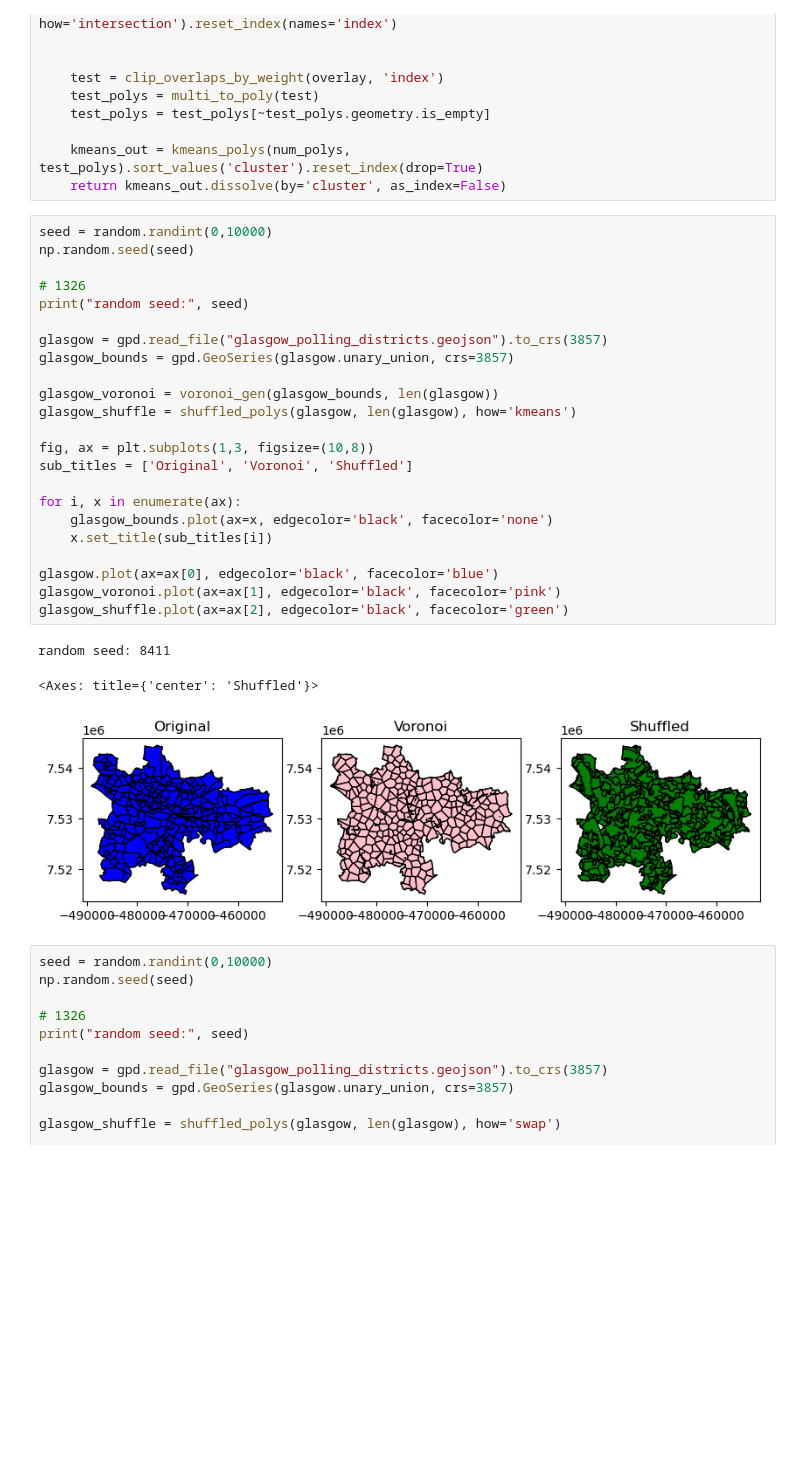
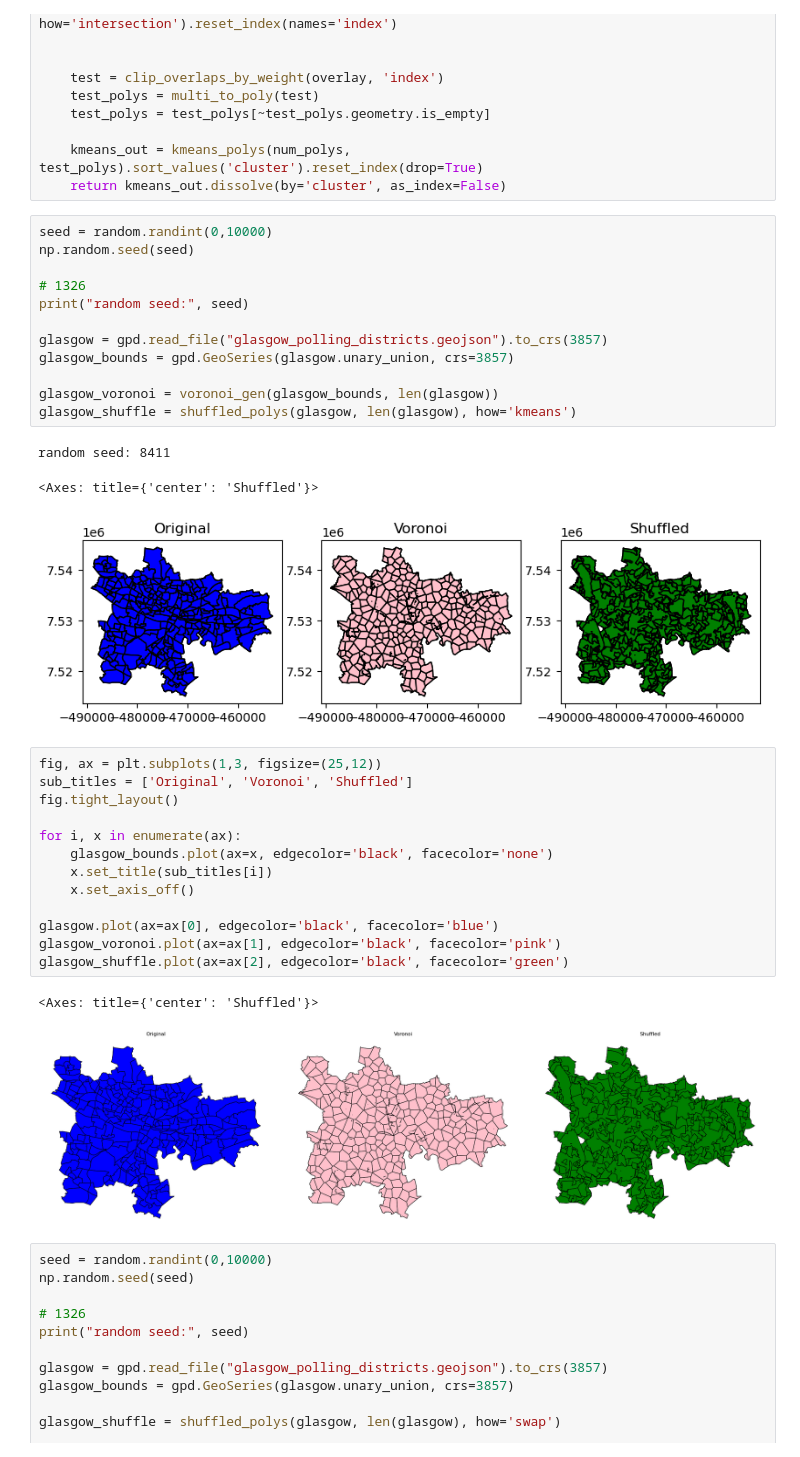
Before and after one commit to paddeaux/agile-gis-gorry, a Jupyter notebook: agile24.ipynb, the cells around one changed output. Saved outputs shown, nothing was run; the diff lists cells and outputs as text; blank space fills up the shorter version.

```diff
--- a/agile24.ipynb
+++ b/agile24.ipynb
@@ -232,33 +232,38 @@ def shuffled_polys(poly_input, num_polys, how='swap', crs=3857):
 
     kmeans_out = kmeans_polys(num_polys, test_polys).sort_values('cluster').reset_index(drop=True)
     return kmeans_out.dissolve(by='cluster', as_index=False)
+# %%
+seed = random.randint(0,10000)
+np.random.seed(seed)
+
+# 1326
+print("random seed:", seed)
+
+glasgow = gpd.read_file("glasgow_polling_districts.geojson").to_crs(3857)
+glasgow_bounds = gpd.GeoSeries(glasgow.unary_union, crs=3857)
+
+glasgow_voronoi = voronoi_gen(glasgow_bounds, len(glasgow))
+glasgow_shuffle = shuffled_polys(glasgow, len(glasgow), how='kmeans')
+# %% [output]
+random seed: 8411
+<Axes: title={'center': 'Shuffled'}>
+[figure, added]
 # %%
-seed = random.randint(0,10000)
-np.random.seed(seed)
-
-# 1326
-print("random seed:", seed)
-
-glasgow = gpd.read_file("glasgow_polling_districts.geojson").to_crs(3857)
-glasgow_bounds = gpd.GeoSeries(glasgow.unary_union, crs=3857)
-
-glasgow_voronoi = voronoi_gen(glasgow_bounds, len(glasgow))
-glasgow_shuffle = shuffled_polys(glasgow, len(glasgow), how='kmeans')
-
-fig, ax = plt.subplots(1,3, figsize=(10,8))
+fig, ax = plt.subplots(1,3, figsize=(25,12))
 sub_titles = ['Original', 'Voronoi', 'Shuffled']
+fig.tight_layout()
 
 for i, x in enumerate(ax):
     glasgow_bounds.plot(ax=x, edgecolor='black', facecolor='none')
     x.set_title(sub_titles[i])
+    x.set_axis_off()
 
 glasgow.plot(ax=ax[0], edgecolor='black', facecolor='blue')
 glasgow_voronoi.plot(ax=ax[1], edgecolor='black', facecolor='pink')
 glasgow_shuffle.plot(ax=ax[2], edgecolor='black', facecolor='green')
 # %% [output]
-random seed: 8411
+<Axes: title={'center': 'Shuffled'}>
-<Axes: title={'center': 'Shuffled'}>
-[figure, old version]
+[figure, new version]
 # %%
 seed = random.randint(0,10000)
 np.random.seed(seed)
```
